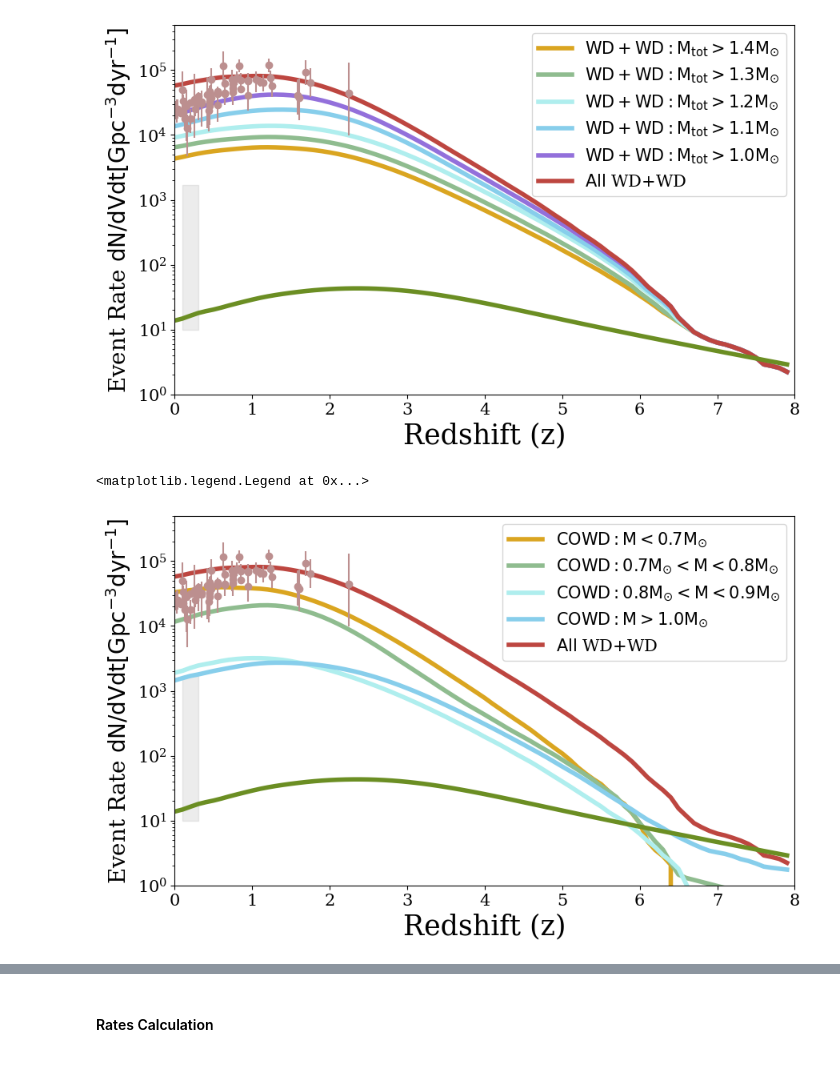
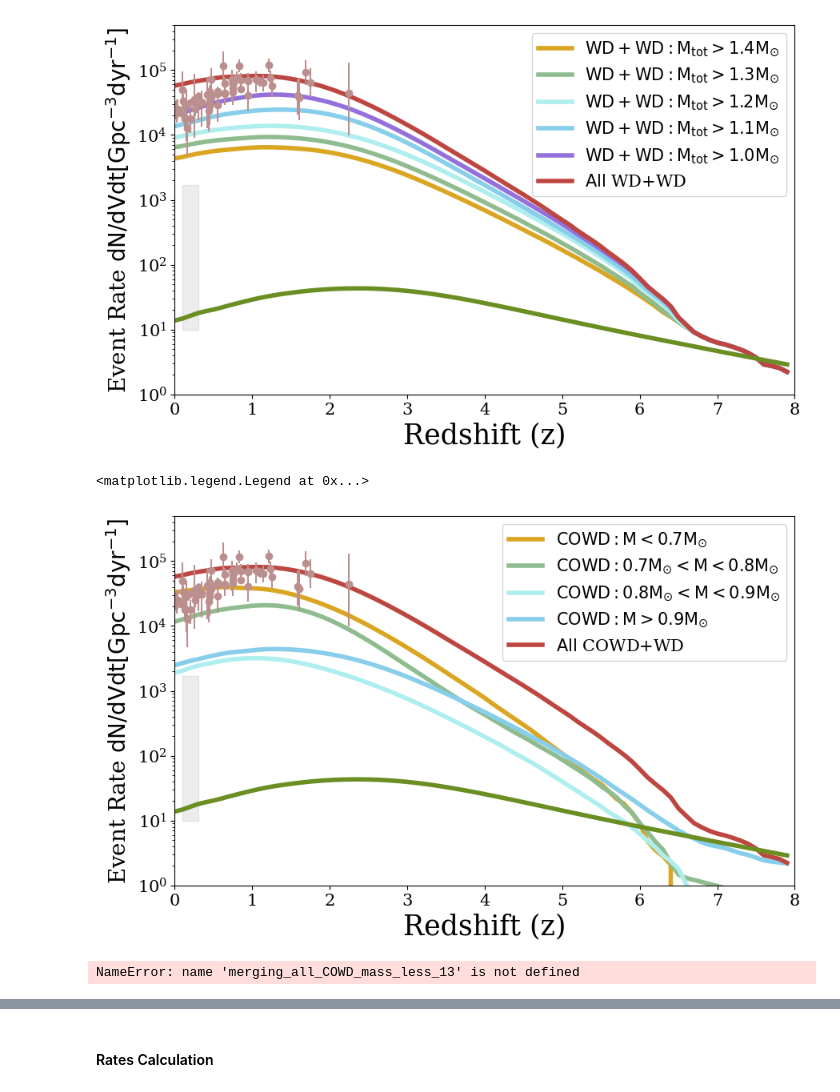
Before and after one commit to melanie-santiago26/research_work, a Jupyter notebook: making_figures/rates_analysis.ipynb, the cells around one changed output, grey strips where cells are left out. Cells and saved outputs as stored; diff of their text form; code cells hidden in the pictures.

```diff
--- a/making_figures/rates_analysis.ipynb
+++ b/making_figures/rates_analysis.ipynb
@@ -726,5 +728,5 @@ merging_all_COWD_mass_10 = merging_all_COWD[tot_mass_10_bool]
 # %% [markdown]
 Let's also make mass cuts but specifically for the COWDs with other WDs
 # %%
-# merging_all_COWD['M_moremass'] = merging_all_COWD[['Mass(1)', 'Mass(2)']].max(axis=1)
-# merging_all_COWD['M_lessmass'] = merging_all_COWD[['Mass(1)', 'Mass(2)']].min(axis=1)
+merging_all_COWD['M_moremass'] = merging_all_COWD[['Mass(1)', 'Mass(2)']].max(axis=1)
+merging_all_COWD['M_lessmass'] = merging_all_COWD[['Mass(1)', 'Mass(2)']].min(axis=1)
@@ -750,6 +756,7 @@ merging_CO_primary_mass_08 = merging_CO_primary[cowd_mass_08]
 cowd_mass_09 = np.logical_and(merging_CO_primary['M_moremass'] > 0.8, merging_CO_primary['M_moremass'] < 0.9)
 merging_CO_primary_mass_09 = merging_CO_primary[cowd_mass_09]
 
+
 # m>1.0
-cowd_mass_1 = merging_CO_primary['M_moremass'] > 1.0
-merging_CO_primary_mass_1 = merging_CO_primary[cowd_mass_1]
+cowd_mass_09_more = merging_CO_primary['M_moremass'] > 0.9
+merging_CO_primary_mass_09_more = merging_CO_primary[cowd_mass_09_more]
@@ -842,14 +853,14 @@ for s in range(rates_info['merger_rate'][0,:].shape[0]):
 
 
 # gettign the merger rate per system of systems with m_cowd > 1
-cowd_mass_1_rate = []
+cowd_mass_09_more_rate = []
 
 # looping through each collection of merger rates
 for s in range(rates_info['merger_rate'][0,:].shape[0]):
 
     # selecting the mean merger rate for each reshift bin
-    cowd_mass_1_sum = np.sum(merging_CO_primary_mass_1[merging_CO_primary_mass_1.columns[20+s]])
-    cowd_mass_1_rate.append(cowd_mass_1_sum)
+    cowd_mass_09_more_sum = np.sum(merging_CO_primary_mass_09_more[merging_CO_primary_mass_09_more.columns[20+s]])
+    cowd_mass_09_more_rate.append(cowd_mass_09_more_sum)
 # %%
 # let's plot the merger rates over redshift
 
@@ -913,9 +924,9 @@ plt.figure(figsize=(10,6))
 plt.plot(redshifts[()],cowd_mass_07_rate,linewidth=4,color='goldenrod',label=r'$\mathrm{COWD: M < 0.7 M_{\odot}}$')
 plt.plot(redshifts[()],cowd_mass_08_rate,linewidth=4,color='darkseagreen',label=r'$\mathrm{COWD: 0.7 M_{\odot} < M < 0.8 M_{\odot}}$')
 plt.plot(redshifts[()],cowd_mass_09_rate,linewidth=4,color='paleturquoise',label=r'$\mathrm{COWD: 0.8 M_{\odot} < M < 0.9 M_{\odot}}$')
-plt.plot(redshifts[()],cowd_mass_1_rate,linewidth=4,color='skyblue',label=r'$\mathrm{COWD: M > 1.0 M_{\odot}}$')
+plt.plot(redshifts[()],cowd_mass_09_more_rate,linewidth=4,color='skyblue',label=r'$\mathrm{COWD: M > 0.9 M_{\odot}}$')
 
-plt.plot(redshifts[()],total_merger_rate_WD,linewidth=4,color='#BD4640',label=r'$\mathrm{All}$ WD+WD')
+plt.plot(redshifts[()],total_merger_rate_WD,linewidth=4,color='#BD4640',label=r'$\mathrm{All}$ COWD+WD')
 ## COMPAS model version v03.35.03
 total_merger_rate_NS_version = np.sum(rates_info_NS['merger_rate'], axis=0)
 redshifts_NS = rates_info_NS['redshifts']
@@ -927,34 +938,34 @@ plt.plot(redshifts_NS[()],total_merger_rate_NS_version,linewidth=4,color='olived
 plt.errorbar(redshifts_briel,converted_rates_briel,yerr=y_error,fmt='o', color = 'rosybrown')#,label='Briel et al. 2022')
 
 ## LVK BNS rate
 plt.fill_between([0.1,0.3],
                 10,
                 1700,
                 alpha=0.15,
                 color="grey")#,label=r'LVK BNS Rate $\mathrm{z=0.2}$')
 
 
 # let's add a line to add important events that have happened
 ## peak of star formation?
 # plt.axvline(3, color='#c7c9a9', linestyle='--', linewidth=2,label='Peak of Star Formation - TNG100')
 
 
 ## axis
 plt.xlim(0,8)
 plt.ylim(10**0,5*10**5)
 plt.yscale('log')
 plt.ylabel(r"Event Rate $\mathrm{dN/dVdt}$$\mathrm{[Gpc^{-3}dyr^{-1}}]$",fontsize=20)
 plt.xlabel(r"Redshift (z)",fontsize=25)
 plt.xticks(fontsize=15)
 plt.yticks(fontsize=15)
 # plt.title(r"Binary White Dwarf (WD+WD) Merger Rate Distirbution")
 plt.legend(fontsize=15)
 
 ## save figure:
 # plt.savefig("redshifts_rates_WD_NS.png",bbox_inches='tight',pad_inches=0.1)
 # %% [output]
 <matplotlib.legend.Legend at 0x...>
-[figure, old version]
+[figure, new version]
 # %%
 # selecting different slices for M_tot less than the mass regiime
 # mtot>1.3
@@ -1017,6 +1028,8 @@ for d in range(rates_info['merger_rate'][0,:].shape[0]):
     # selecting the mean merger rate for each reshift bin
     tota_rate_chandra_less_10 = np.sum(merging_all_COWD_mass_less_10[merging_all_COWD_mass_less_10.columns[20+d]])
     chandra_merger_rate_less_10.append(tota_rate_chandra_less_10)
+# %% [output]
+NameError: name 'merging_all_COWD_mass_less_13' is not defined
 # %%
 # let's plot the merger rates over redshift
 
```
Also changed, not shown: parts of 8 cells of this notebook, 3 other files.
